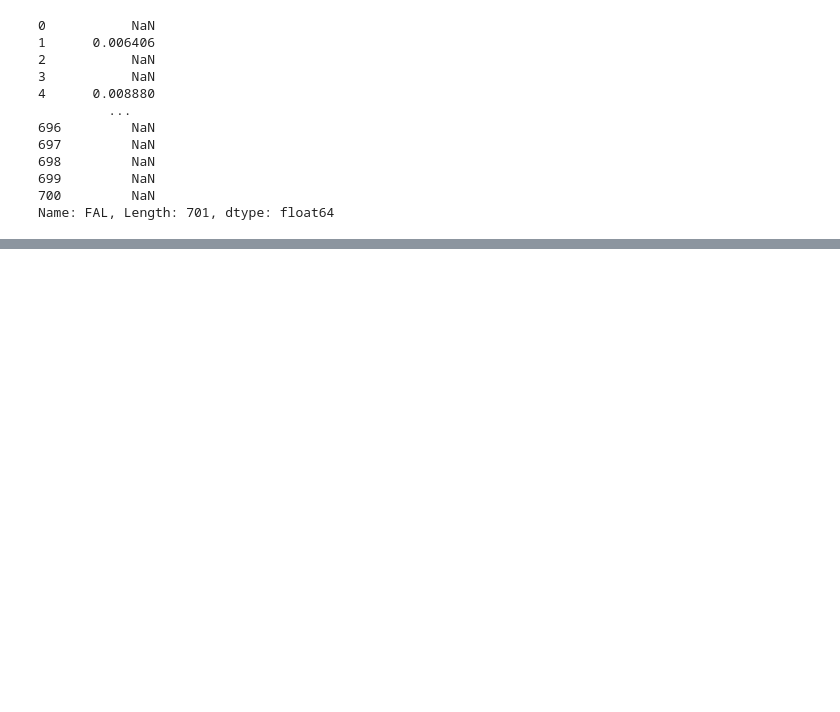
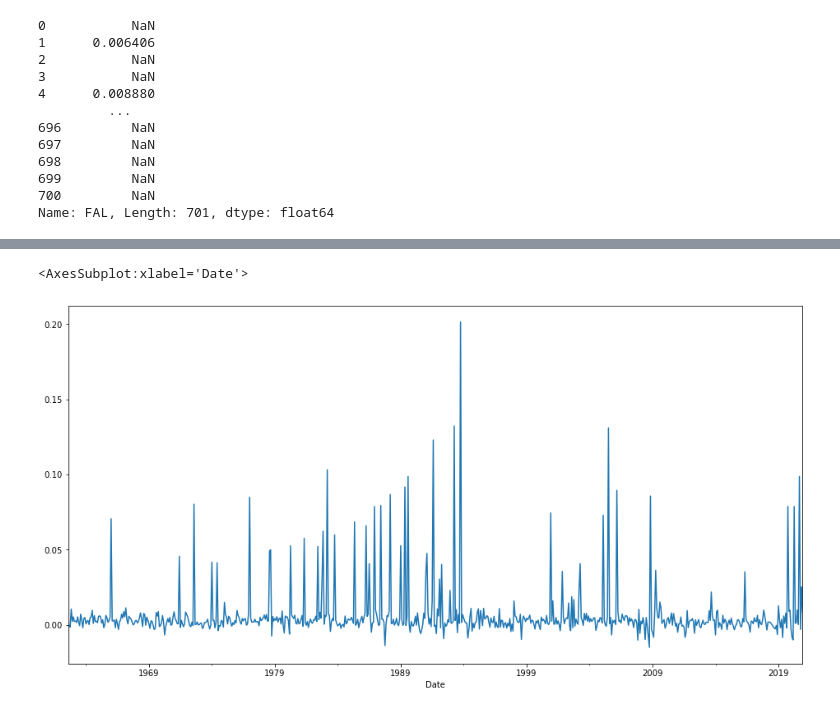
Before and after one commit to statistactics/sin-stocks, a Jupyter notebook: INCLUDING_DIVI_RFR.ipynb, the cells around one changed output, grey strips where cells are left out. Saved outputs shown, nothing was run; the diff lists cells and outputs as text; code cells hidden in the pictures; blank space fills up the shorter version.

```diff
--- a/INCLUDING_DIVI_RFR.ipynb
+++ b/INCLUDING_DIVI_RFR.ipynb
@@ -340,0 +440,2 @@ Name: FAL, Length: 701, dtype: float64
+# %%
+test_portfolio1 = pd.concat([portfolio_stripped[diff_col],test_portfolio], axis =1 )
@@ -340,0 +460,3 @@ Name: FAL, Length: 701, dtype: float64
+# %%
+returns_df = test_portfolio1.replace(0, np.nan)
+returns_df
@@ -340,0 +477,3 @@ Name: FAL, Length: 701, dtype: float64
+# %%
+returns_df.index = prices_truncate["Date"]
+returns_df
@@ -340,0 +495,10 @@ Name: FAL, Length: 701, dtype: float64
+# %%
+returns_df["Num_Active_Stocks"] = 93 - returns_df.isnull().sum(axis = 1)
+returns_df["Portfolio_Proportion"] = 1 / returns_df["Num_Active_Stocks"]
+portfolio_returns = returns_df.mul(returns_df["Portfolio_Proportion"], axis = 0)
+portfolio_returns.drop(columns = ["Num_Active_Stocks", "Portfolio_Proportion"], inplace = True)
+portfolio_returns["Portfolio_Returns"] = portfolio_returns.sum(axis = 1)
+portfolio_returns["Portfolio_Proportion"] = returns_df["Portfolio_Proportion"]
+portfolio_merged = pd.concat([returns_df[["Num_Active_Stocks"]], portfolio_returns], axis = 1, join = "inner")
+
+portfolio_merged
@@ -340,0 +520,5 @@ Name: FAL, Length: 701, dtype: float64
+# %%
+portfolio_merged["Portfolio_Returns"].plot(figsize = (16,8))
+# %% [output]
+<AxesSubplot:xlabel='Date'>
+[figure, added]
```
Also changed, not shown: parts of 30 cells of this notebook.
